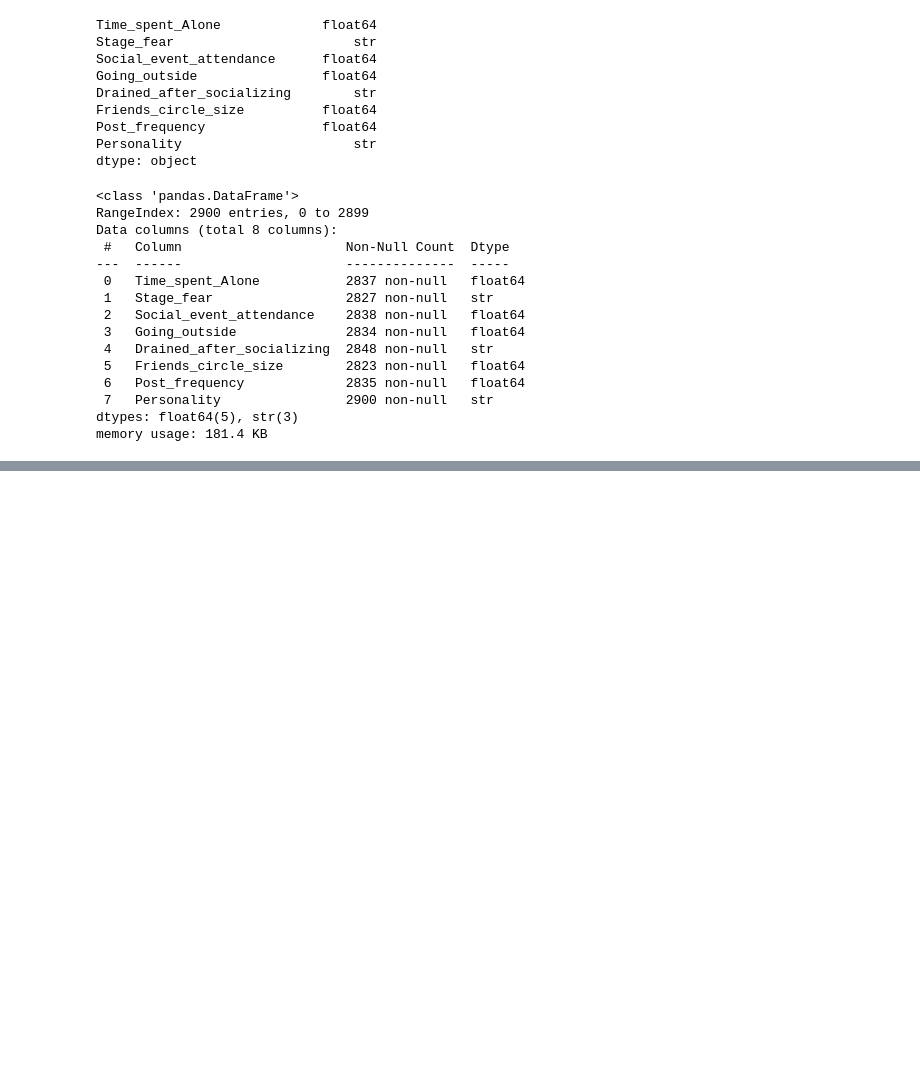
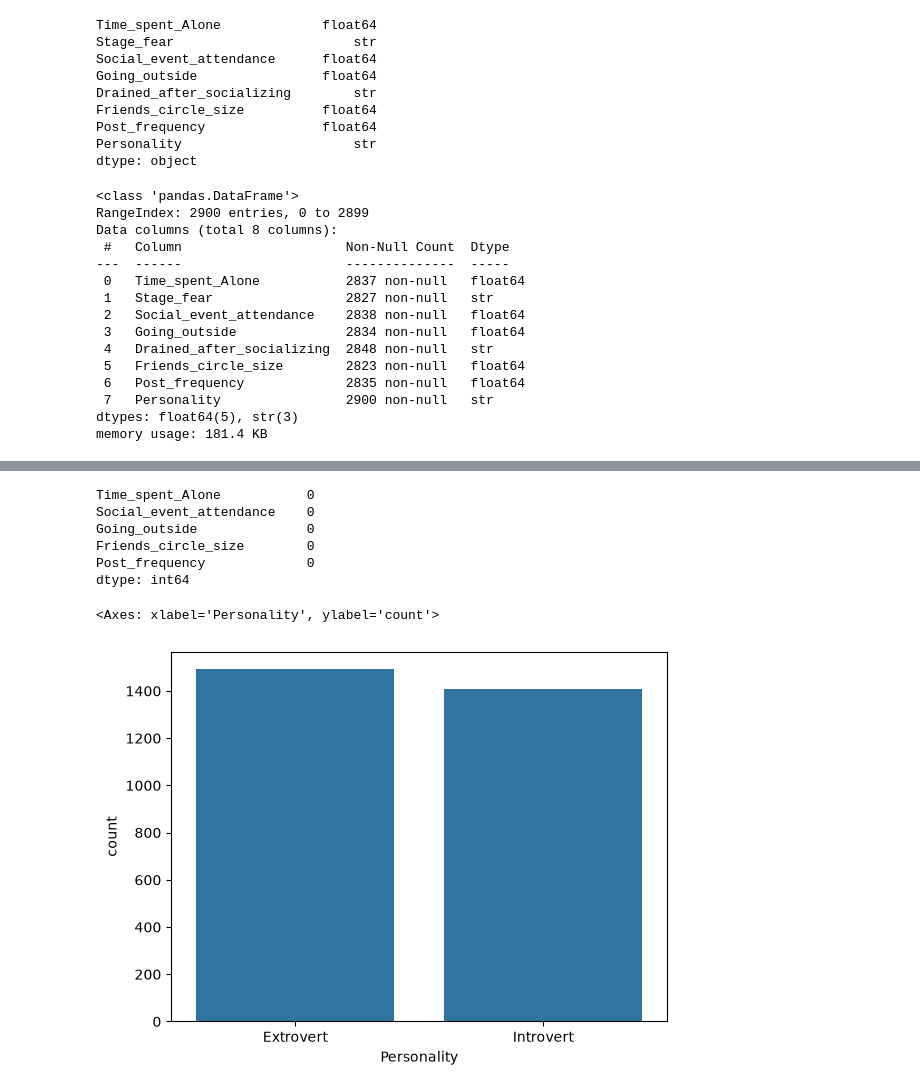
Before and after one commit to KanchanaKoralage1/Introvert-Extrovert-Predictor-With-AI-ML, a Jupyter notebook: Backend/notebook/personality_dataset.ipynb, the cells around one changed output, grey strips where cells are left out. Cells and saved outputs as stored; diff of their text form; code cells hidden in the pictures; blank space fills up the shorter version.

```diff
--- a/Backend/notebook/personality_dataset.ipynb
+++ b/Backend/notebook/personality_dataset.ipynb
@@ -77,0 +210,22 @@ memory usage: 181.4 KB
+# %%
+# Count outliers
+
+outliers = (
+    (
+        df[numeric_cols] <
+        (Q1 - 1.5*IQR)
+    ) |
+    (
+        df[numeric_cols] >
+        (Q3 + 1.5*IQR)
+    )
+)
+
+outliers.sum()
+# %% [output]
+Time_spent_Alone           0
+Social_event_attendance    0
+Going_outside              0
+Friends_circle_size        0
+Post_frequency             0
+dtype: int64
@@ -77,0 +234,10 @@ memory usage: 181.4 KB
+# %%
+# Personality Distribution
+
+sns.countplot(
+    x="Personality",
+    data=df
+)
+# %% [output]
+<Axes: xlabel='Personality', ylabel='count'>
+[figure, added]
```
Also changed, not shown: parts of 20 cells of this notebook, 2 other files.
